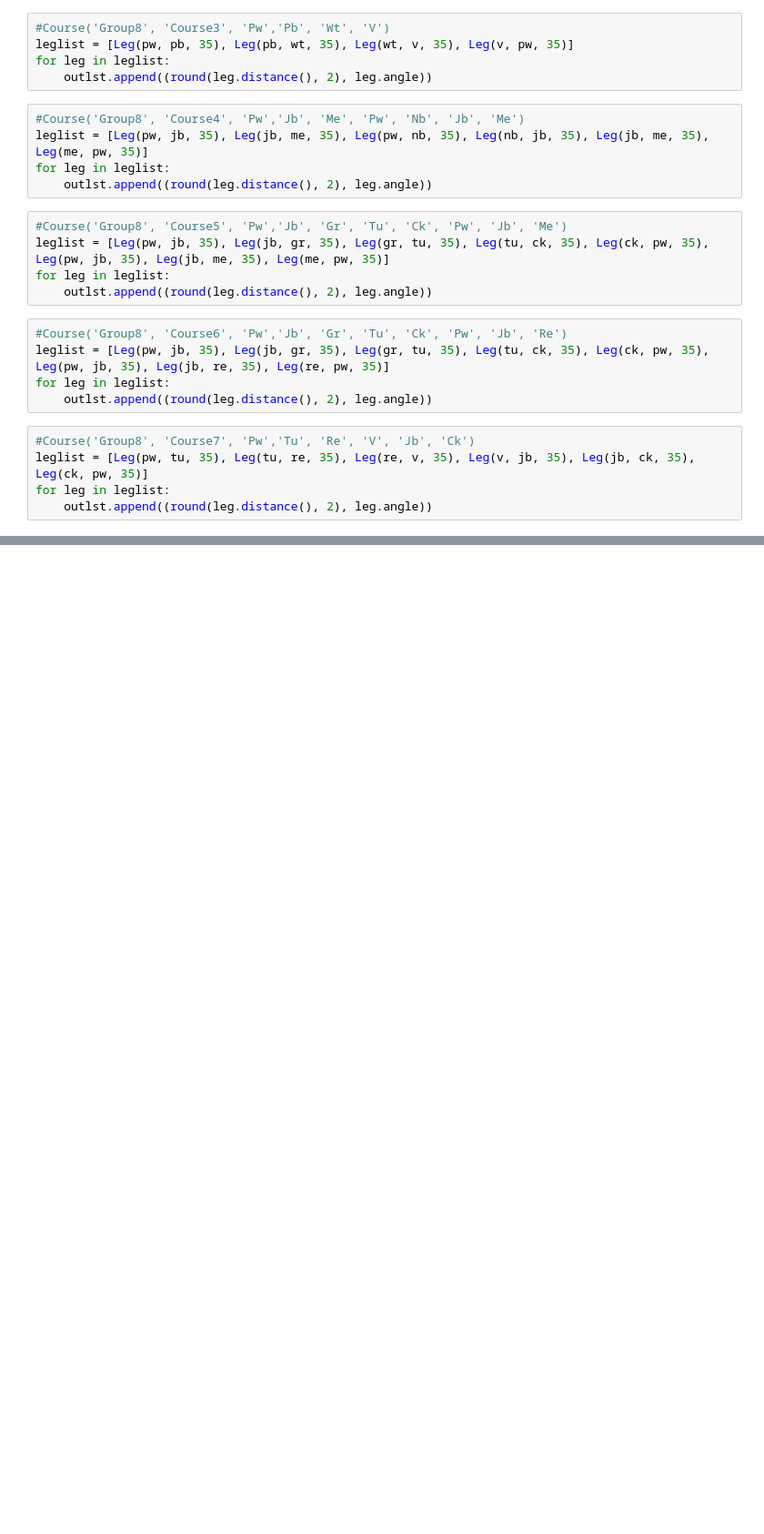
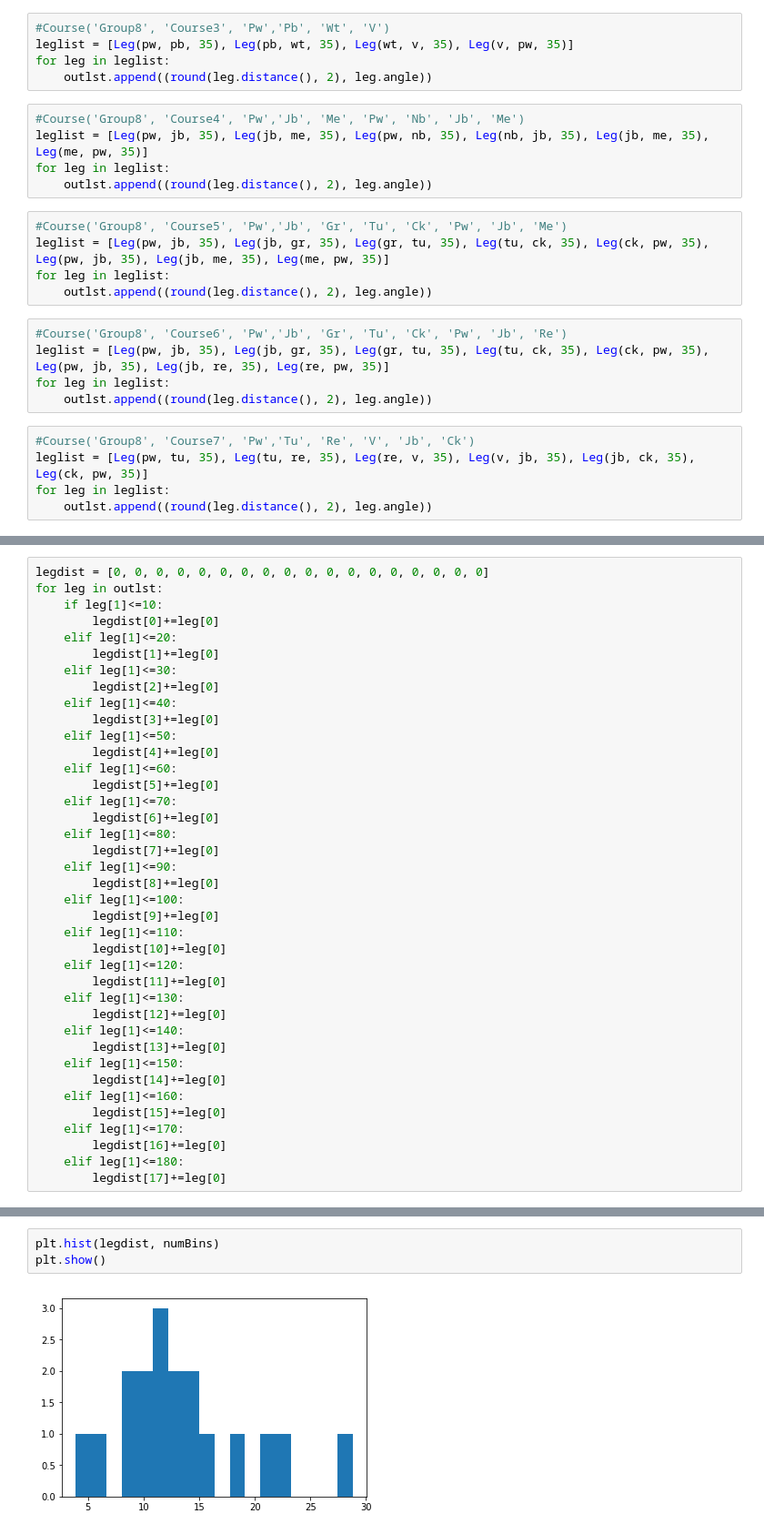
Before and after one commit to DFL1010/CourseCalc, a Jupyter notebook: Untitled.ipynb, the cells around one changed output, grey strips where cells are left out. Shown: that part at 91% size. Saved outputs shown, nothing was run; the diff lists cells and outputs as text; blank space fills up the shorter version.

```diff
--- a/Untitled.ipynb
+++ b/Untitled.ipynb
@@ -401,0 +422,39 @@ outlst
+# %%
+legdist = [0, 0, 0, 0, 0, 0, 0, 0, 0, 0, 0, 0, 0, 0, 0, 0, 0, 0]
+for leg in outlst:
+    if leg[1]<=10:
+        legdist[0]+=leg[0]
+    elif leg[1]<=20:
+        legdist[1]+=leg[0]
+    elif leg[1]<=30:
+        legdist[2]+=leg[0]
+    elif leg[1]<=40:
+        legdist[3]+=leg[0]
+    elif leg[1]<=50:
+        legdist[4]+=leg[0]
+    elif leg[1]<=60:
+        legdist[5]+=leg[0]
+    elif leg[1]<=70:
+        legdist[6]+=leg[0]
+    elif leg[1]<=80:
+        legdist[7]+=leg[0]
+    elif leg[1]<=90:
+        legdist[8]+=leg[0]
+    elif leg[1]<=100:
+        legdist[9]+=leg[0]
+    elif leg[1]<=110:
+        legdist[10]+=leg[0]
+    elif leg[1]<=120:
+        legdist[11]+=leg[0]
+    elif leg[1]<=130:
+        legdist[12]+=leg[0]
+    elif leg[1]<=140:
+        legdist[13]+=leg[0]
+    elif leg[1]<=150:
+        legdist[14]+=leg[0]
+    elif leg[1]<=160:
+        legdist[15]+=leg[0]
+    elif leg[1]<=170:
+        legdist[16]+=leg[0]
+    elif leg[1]<=180:
+        legdist[17]+=leg[0]
@@ -401,0 +482,5 @@ outlst
+# %%
+plt.hist(legdist, numBins)
+plt.show()
+# %% [output]
+[figure, added]
```
Also changed, not shown: parts of 12 cells of this notebook, 4 other files.
